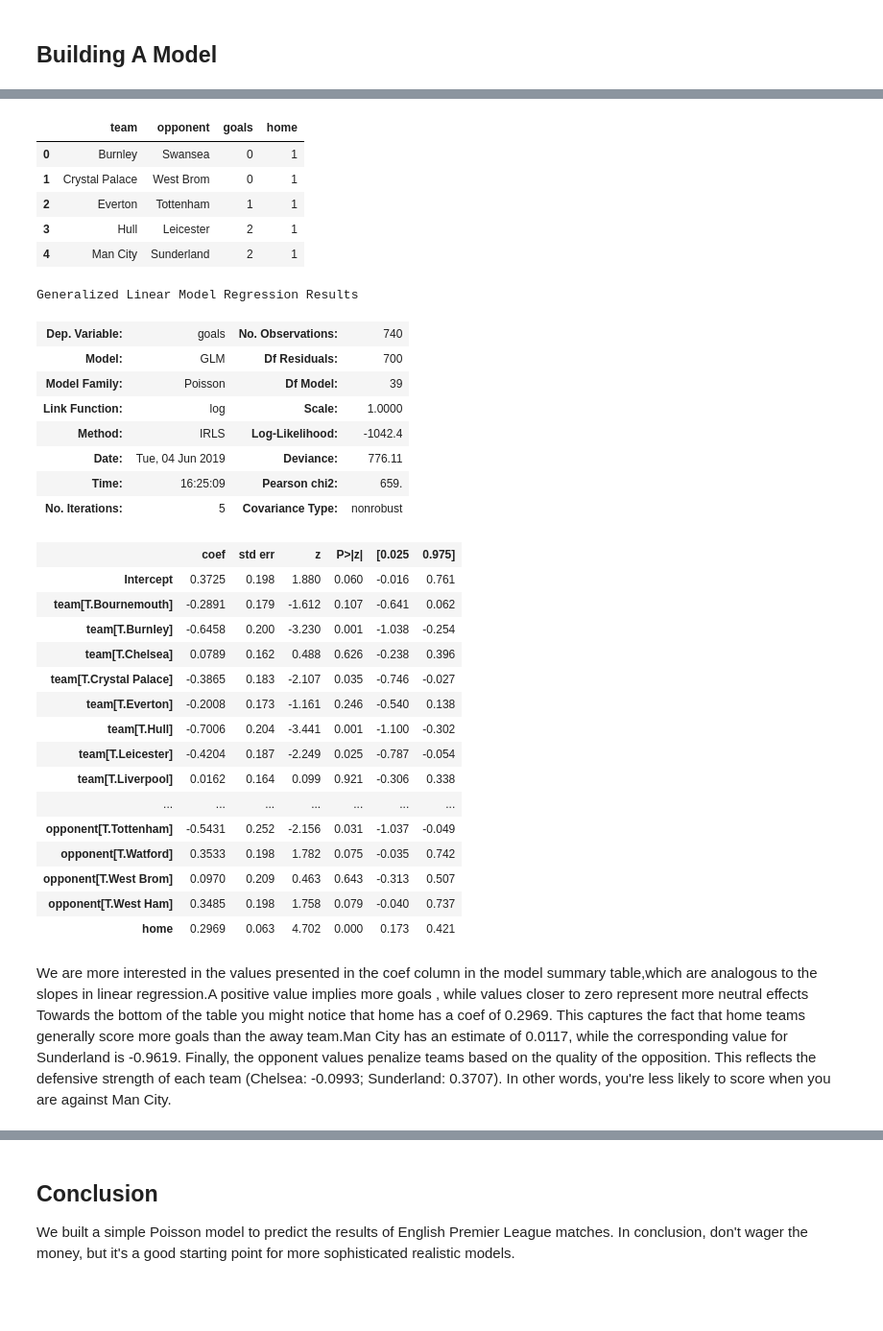
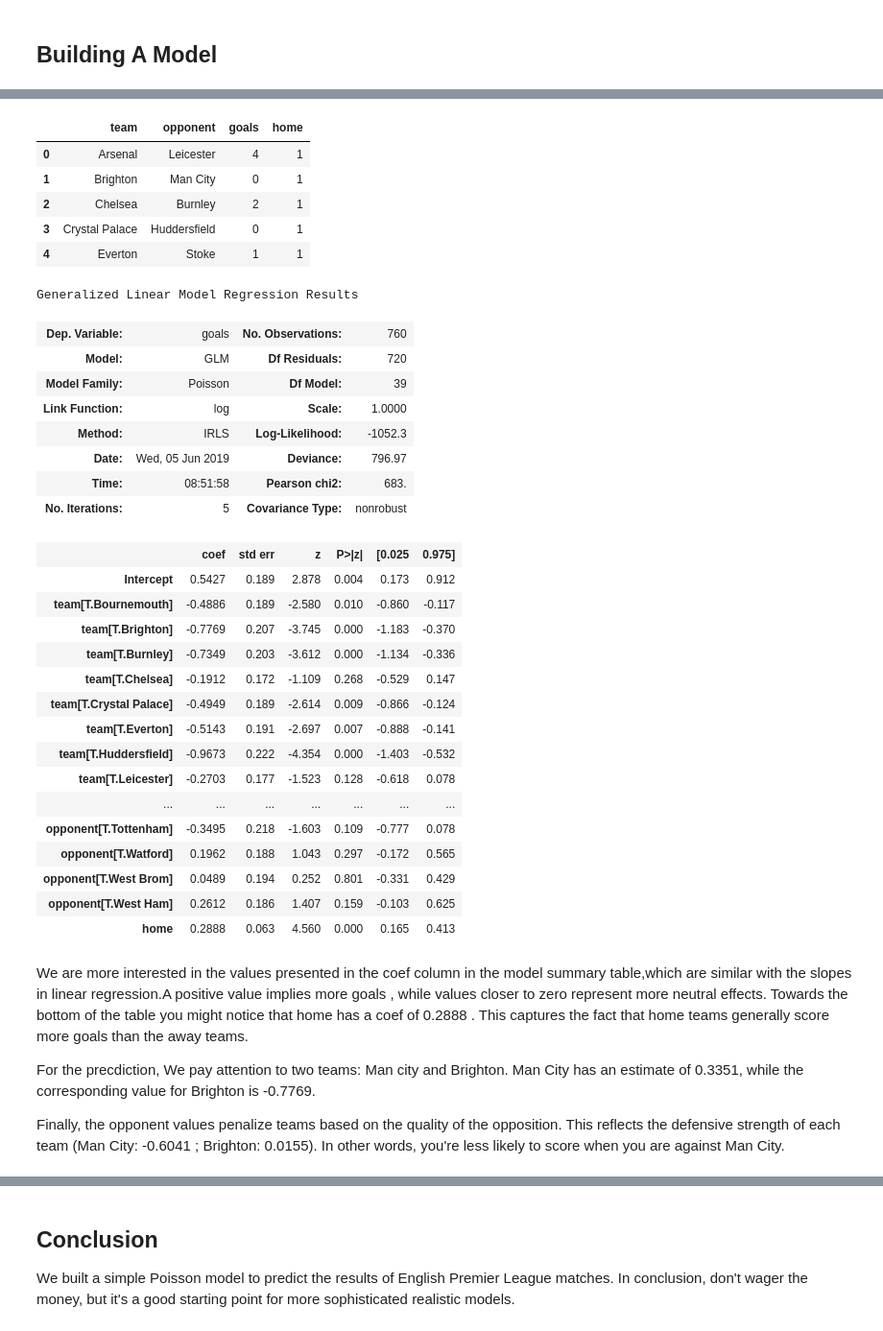
Before and after one commit to tcj1995/football_analysis, a Jupyter notebook: football_analysis.ipynb, the cells around one changed output, grey strips where cells are left out. Shown: that part at 96% size. Cells and saved outputs as stored; diff of their text form; code cells hidden in the pictures; blank space fills up the shorter version.

```diff
--- a/football_analysis.ipynb
+++ b/football_analysis.ipynb
@@ -31,5 +31,5 @@ E0.csv.2            100%[===================>]  97.65K   206KB/s    in 0.5s
 # %%
-results = pd.read_csv("http://www.football-data.co.uk/mmz4281/1617/E0.csv")
+results = pd.read_csv("http://www.football-data.co.uk/mmz4281/1718/E0.csv")
 results = results[['HomeTeam','AwayTeam','FTHG','FTAG']]
 results = results.rename(columns={'FTHG': 'HomeGoals', 'FTAG': 'AwayGoals'})
 results.head()
@@ -147,43 +157,47 @@ data = pd.concat([results[['HomeTeam','AwayTeam','HomeGoals']].assign(home=1).re
 data.head()
 # %% [output]
 |  | team | opponent | goals | home |
-| 0 | Burnley | Swansea | 0 | 1 |
-| 1 | Crystal Palace | West Brom | 0 | 1 |
-| 2 | Everton | Tottenham | 1 | 1 |
-| 3 | Hull | Leicester | 2 | 1 |
-| 4 | Man City | Sunderland | 2 | 1 |
+| 0 | Arsenal | Leicester | 4 | 1 |
+| 1 | Brighton | Man City | 0 | 1 |
+| 2 | Chelsea | Burnley | 2 | 1 |
+| 3 | Crystal Palace | Huddersfield | 0 | 1 |
+| 4 | Everton | Stoke | 1 | 1 |
 # %%
-poisson_model = smf.glm(formula="goals ~ home + team + opponent", data=data,
+model = smf.glm(formula="goals ~ home + team + opponent", data=data,
                         family=sm.families.Poisson()).fit()
 # %%
-poisson_model.summary()
+model.summary()
 # %% [output]
 Generalized Linear Model Regression Results
-| Dep. Variable: | goals | No. Observations: | 740 |
-| Model: | GLM | Df Residuals: | 700 |
+| Dep. Variable: | goals | No. Observations: | 760 |
+| Model: | GLM | Df Residuals: | 720 |
 | Model Family: | Poisson | Df Model: | 39 |
 | Link Function: | log | Scale: | 1.0000 |
-| Method: | IRLS | Log-Likelihood: | -1042.4 |
-| Date: | Tue, 04 Jun 2019 | Deviance: | 776.11 |
-| Time: | 16:25:09 | Pearson chi2: | 659. |
+| Method: | IRLS | Log-Likelihood: | -1052.3 |
+| Date: | Wed, 05 Jun 2019 | Deviance: | 796.97 |
+| Time: | 08:51:58 | Pearson chi2: | 683. |
 | No. Iterations: | 5 | Covariance Type: | nonrobust |
 |  | coef | std err | z | P>|z| | [0.025 | 0.975] |
-| Intercept | 0.3725 | 0.198 | 1.880 | 0.060 | -0.016 | 0.761 |
-| team[T.Bournemouth] | -0.2891 | 0.179 | -1.612 | 0.107 | -0.641 | 0.062 |
-| team[T.Burnley] | -0.6458 | 0.200 | -3.230 | 0.001 | -1.038 | -0.254 |
-| team[T.Chelsea] | 0.0789 | 0.162 | 0.488 | 0.626 | -0.238 | 0.396 |
-| team[T.Crystal Palace] | -0.3865 | 0.183 | -2.107 | 0.035 | -0.746 | -0.027 |
-| team[T.Everton] | -0.2008 | 0.173 | -1.161 | 0.246 | -0.540 | 0.138 |
-| team[T.Hull] | -0.7006 | 0.204 | -3.441 | 0.001 | -1.100 | -0.302 |
-| team[T.Leicester] | -0.4204 | 0.187 | -2.249 | 0.025 | -0.787 | -0.054 |
-| team[T.Liverpool] | 0.0162 | 0.164 | 0.099 | 0.921 | -0.306 | 0.338 |
+| Intercept | 0.5427 | 0.189 | 2.878 | 0.004 | 0.173 | 0.912 |
+| team[T.Bournemouth] | -0.4886 | 0.189 | -2.580 | 0.010 | -0.860 | -0.117 |
+| team[T.Brighton] | -0.7769 | 0.207 | -3.745 | 0.000 | -1.183 | -0.370 |
+| team[T.Burnley] | -0.7349 | 0.203 | -3.612 | 0.000 | -1.134 | -0.336 |
+| team[T.Chelsea] | -0.1912 | 0.172 | -1.109 | 0.268 | -0.529 | 0.147 |
+| team[T.Crystal Palace] | -0.4949 | 0.189 | -2.614 | 0.009 | -0.866 | -0.124 |
+| team[T.Everton] | -0.5143 | 0.191 | -2.697 | 0.007 | -0.888 | -0.141 |
+| team[T.Huddersfield] | -0.9673 | 0.222 | -4.354 | 0.000 | -1.403 | -0.532 |
+| team[T.Leicester] | -0.2703 | 0.177 | -1.523 | 0.128 | -0.618 | 0.078 |
 | ... | ... | ... | ... | ... | ... | ... |
-| opponent[T.Tottenham] | -0.5431 | 0.252 | -2.156 | 0.031 | -1.037 | -0.049 |
-| opponent[T.Watford] | 0.3533 | 0.198 | 1.782 | 0.075 | -0.035 | 0.742 |
-| opponent[T.West Brom] | 0.0970 | 0.209 | 0.463 | 0.643 | -0.313 | 0.507 |
-| opponent[T.West Ham] | 0.3485 | 0.198 | 1.758 | 0.079 | -0.040 | 0.737 |
-| home | 0.2969 | 0.063 | 4.702 | 0.000 | 0.173 | 0.421 |
+| opponent[T.Tottenham] | -0.3495 | 0.218 | -1.603 | 0.109 | -0.777 | 0.078 |
+| opponent[T.Watford] | 0.1962 | 0.188 | 1.043 | 0.297 | -0.172 | 0.565 |
+| opponent[T.West Brom] | 0.0489 | 0.194 | 0.252 | 0.801 | -0.331 | 0.429 |
+| opponent[T.West Ham] | 0.2612 | 0.186 | 1.407 | 0.159 | -0.103 | 0.625 |
+| home | 0.2888 | 0.063 | 4.560 | 0.000 | 0.165 | 0.413 |
 # %% [markdown]
-We are more interested in the values presented in the coef column in the model summary table,which are analogous to the slopes in linear regression.A positive value implies more goals , while values closer to zero represent more neutral effects Towards the bottom of the table you might notice that home has a coef of 0.2969. This captures the fact that home teams generally score more goals than the away team.Man City has an estimate of 0.0117, while the corresponding value for Sunderland is -0.9619.
-Finally, the opponent values penalize teams based on the quality of the opposition. This reflects the defensive strength of each team (Chelsea: -0.0993; Sunderland: 0.3707). In other words, you're less likely to score when you are against Man City.
+We are more interested in the values presented in the coef column in the model summary table,which are similar with the slopes in linear regression.A positive value implies more goals , while values closer to zero represent more neutral effects. Towards the bottom of the table you might notice that home has a coef of 0.2888 . This captures the fact that home teams generally score more goals than the away teams.
+
+For the precdiction, We pay attention to two teams: Man city and Brighton.
+Man City has an estimate of 0.3351, while the corresponding value for Brighton is -0.7769.
+
+Finally, the opponent values penalize teams based on the quality of the opposition. This reflects the defensive strength of each team (Man City: -0.6041 ; Brighton: 0.0155). In other words, you're less likely to score when you are against Man City.
 # %%
```
Also changed, not shown: parts of 24 cells of this notebook.
